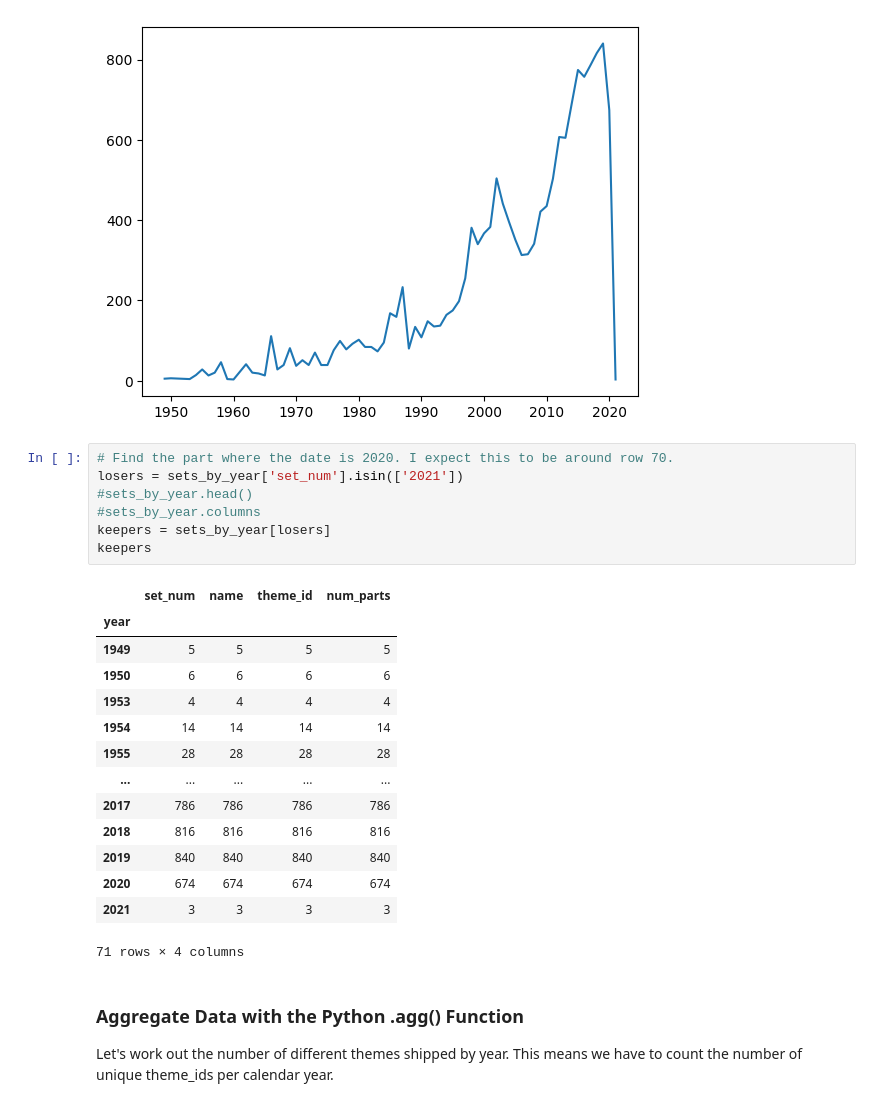
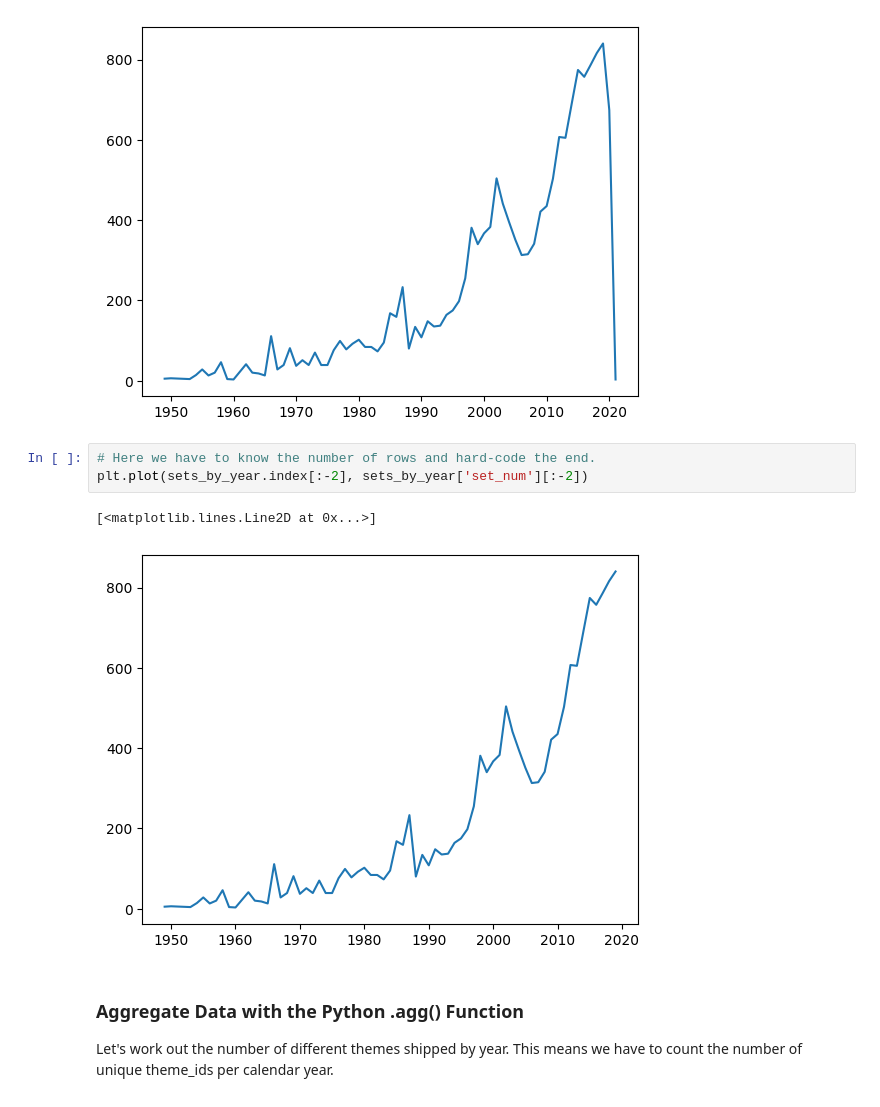
Before and after one commit to marcoman/experimental-100, a Jupyter notebook: 71-80/74/start/lego-start.ipynb, the cells around one changed output. Saved outputs shown, nothing was run; the diff lists cells and outputs as text.

```diff
--- a/71-80/74/start/lego-start.ipynb
+++ b/71-80/74/start/lego-start.ipynb
@@ -250,28 +248,12 @@ plt.plot(sets_by_year.index, sets_by_year['set_num'])
 # %% [output]
 [<matplotlib.lines.Line2D at 0x...>]
 [figure]
-# %%
-# Find the part where the date is 2020. I expect this to be around row 70.
-losers = sets_by_year['set_num'].isin(['2021'])
-#sets_by_year.head()
-#sets_by_year.columns
-keepers = sets_by_year[losers]
-keepers
-# %% [output]
-|  | set_num | name | theme_id | num_parts |
-| year |  |  |  |  |
-| 1949 | 5 | 5 | 5 | 5 |
-| 1950 | 6 | 6 | 6 | 6 |
-| 1953 | 4 | 4 | 4 | 4 |
-| 1954 | 14 | 14 | 14 | 14 |
-| 1955 | 28 | 28 | 28 | 28 |
-| ... | ... | ... | ... | ... |
-| 2017 | 786 | 786 | 786 | 786 |
-| 2018 | 816 | 816 | 816 | 816 |
-| 2019 | 840 | 840 | 840 | 840 |
-| 2020 | 674 | 674 | 674 | 674 |
-| 2021 | 3 | 3 | 3 | 3 |
-71 rows × 4 columns
+# %%
+# Here we have to know the number of rows and hard-code the end.
+plt.plot(sets_by_year.index[:-2], sets_by_year['set_num'][:-2])
+# %% [output]
+[<matplotlib.lines.Line2D at 0x...>]
+[figure, added]
 # %% [markdown]
 ### Aggregate Data with the Python .agg() Function
 
```
Also changed, not shown: parts of 22 cells of this notebook, 8 other files.
